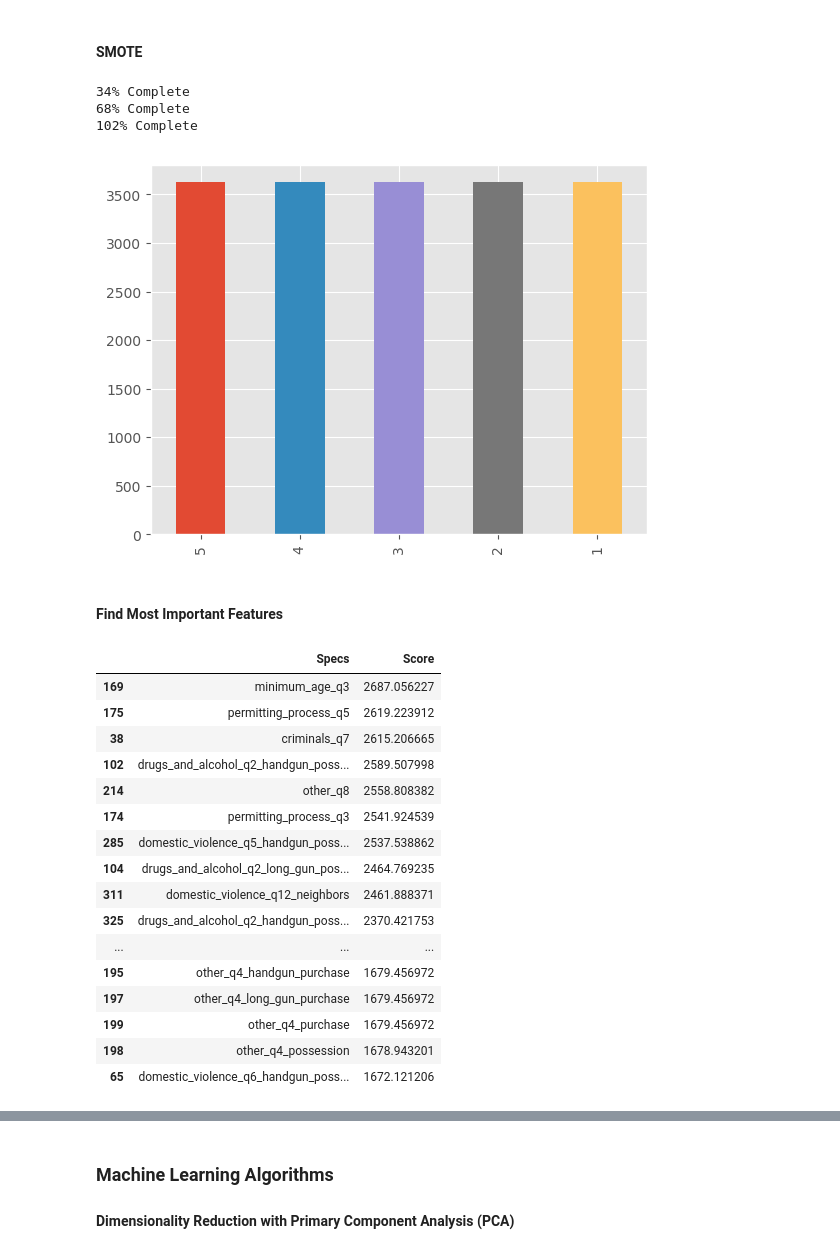
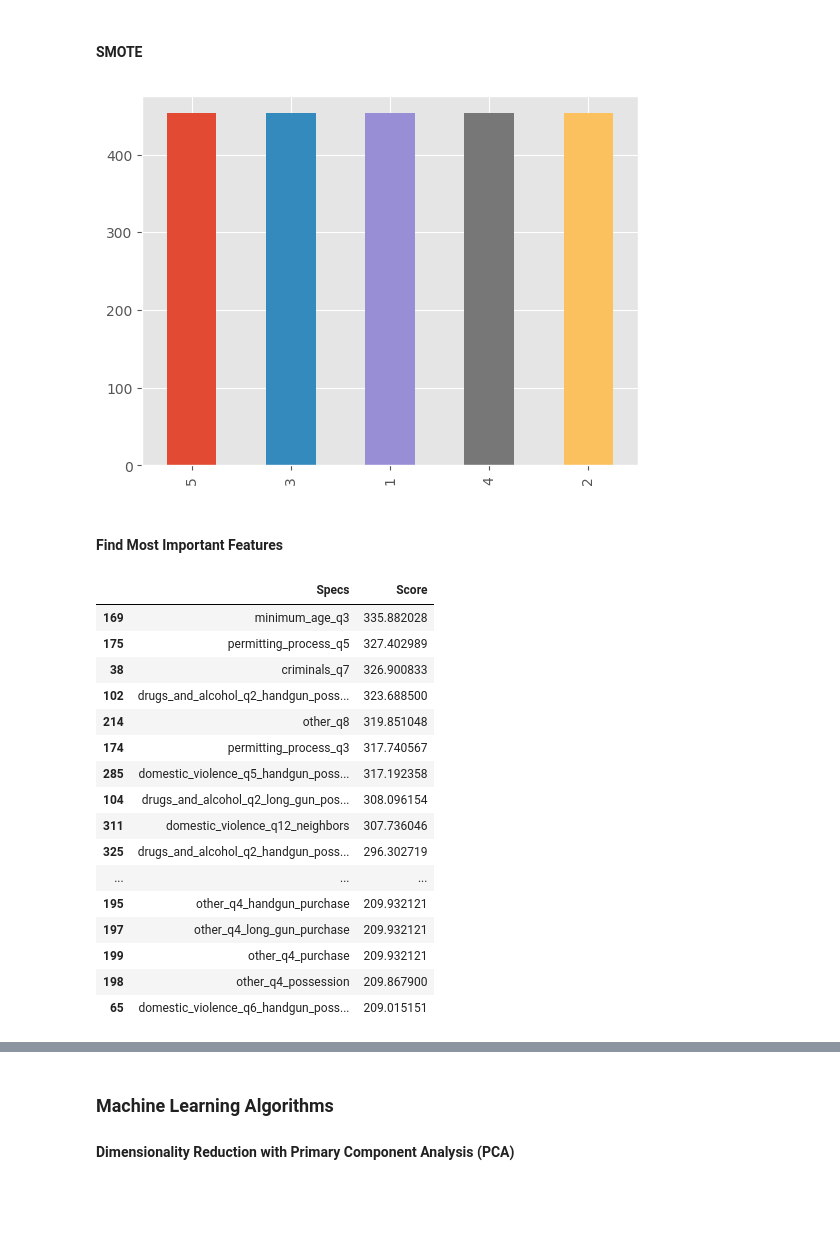
Before and after one commit to AlanHowlett/us_gun_laws, a Jupyter notebook: state_level_analysis.ipynb, the cells around one changed output, grey strips where cells are left out. Saved outputs shown, nothing was run; the diff lists cells and outputs as text; code cells hidden in the pictures; blank space fills up the shorter version.

```diff
--- a/state_level_analysis.ipynb
+++ b/state_level_analysis.ipynb
@@ -1294,11 +1294,3 @@ df_all_scaled.head()
 | Alabama 1994 | 0.664948 | 0.592357 | 0.463415 | 0.146224 | 0.282700 | ... |
 | Alabama 1995 | 0.577320 | 0.541401 | 0.353659 | 0.121402 | 0.299578 | ... |
 5 rows × 454 columns
-# %%
-df_all_scaled['homicide_rank'] = np.ceil(df_all_scaled['homicide_rate']/.2)
-df_all_scaled['homicide_rank'] = df_all_scaled['homicide_rank'].replace(0.0, 1).astype('int')
-
-# df_all_scaled['age_standardized_rate'] = pd.qcut(df_all_scaled['age_standardized_rate'], 3, labels=[1, 2, 3]).astype(int)
-# df_all_scaled.to_csv('homicide_rate_df.csv')
-
-df_all_scaled.head()
@@ -1325,29 +1321,26 @@ Name: homicide_rank, dtype: int64
 # %%
 from sklearn.model_selection import train_test_split
 from imblearn.over_sampling import SMOTE
 
 X = df_all_scaled[df_all_scaled.columns[8:-1]]
 y = df_all_scaled['homicide_rank']
 
 X_train, X_test, y_train, y_test = train_test_split(X, y, test_size=.2, random_state=2)
 
 sm = SMOTE(random_state = 33)
 X_train, y_train = sm.fit_sample(X_train, y_train)
 
-for i in range(3):
-    sm = SMOTE(random_state = 33)
-    X_train_new, y_train_new = sm.fit_sample(X_train, y_train)
-    X_train = np.r_[X_train, X_train_new]
-    y_train = np.r_[y_train, y_train_new]
-    print(f'{(i+1) * 34}% Complete')
+# for i in range(3):
+#     sm = SMOTE(random_state = 33)
+#     X_train_new, y_train_new = sm.fit_sample(X_train, y_train)
+#     X_train = np.r_[X_train, X_train_new]
+#     y_train = np.r_[y_train, y_train_new]
+#     print(f'{(i+1) * 34}% Complete')
 
 pd.Series(y_train).value_counts().plot.bar()
 plt.show()
 # %% [output]
-34% Complete
-68% Complete
-102% Complete
-[figure, old version]
+[figure, new version]
 # %% [markdown]
 #### Find Most Important Features
 # %%
@@ -1367,19 +1360,19 @@ most_important_features = featureScores.nlargest(50, 'Score')
 most_important_features
 # %% [output]
 |  | Specs | Score |
-| 169 | minimum_age_q3 | 2687.056227 |
-| 175 | permitting_process_q5 | 2619.223912 |
-| 38 | criminals_q7 | 2615.206665 |
-| 102 | drugs_and_alcohol_q2_handgun_poss... | 2589.507998 |
-| 214 | other_q8 | 2558.808382 |
-| 174 | permitting_process_q3 | 2541.924539 |
-| 285 | domestic_violence_q5_handgun_poss... | 2537.538862 |
-| 104 | drugs_and_alcohol_q2_long_gun_pos... | 2464.769235 |
-| 311 | domestic_violence_q12_neighbors | 2461.888371 |
-| 325 | drugs_and_alcohol_q2_handgun_poss... | 2370.421753 |
+| 169 | minimum_age_q3 | 335.882028 |
+| 175 | permitting_process_q5 | 327.402989 |
+| 38 | criminals_q7 | 326.900833 |
+| 102 | drugs_and_alcohol_q2_handgun_poss... | 323.688500 |
+| 214 | other_q8 | 319.851048 |
+| 174 | permitting_process_q3 | 317.740567 |
+| 285 | domestic_violence_q5_handgun_poss... | 317.192358 |
+| 104 | drugs_and_alcohol_q2_long_gun_pos... | 308.096154 |
+| 311 | domestic_violence_q12_neighbors | 307.736046 |
+| 325 | drugs_and_alcohol_q2_handgun_poss... | 296.302719 |
 | ... | ... | ... |
-| 195 | other_q4_handgun_purchase | 1679.456972 |
-| 197 | other_q4_long_gun_purchase | 1679.456972 |
-| 199 | other_q4_purchase | 1679.456972 |
-| 198 | other_q4_possession | 1678.943201 |
-| 65 | domestic_violence_q6_handgun_poss... | 1672.121206 |
+| 195 | other_q4_handgun_purchase | 209.932121 |
+| 197 | other_q4_long_gun_purchase | 209.932121 |
+| 199 | other_q4_purchase | 209.932121 |
+| 198 | other_q4_possession | 209.867900 |
+| 65 | domestic_violence_q6_handgun_poss... | 209.015151 |
```
Also changed, not shown: parts of 19 cells of this notebook, 44 other files.
